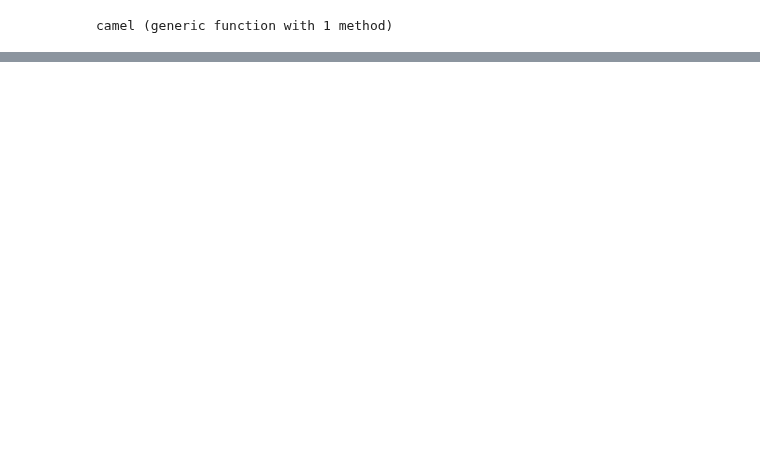
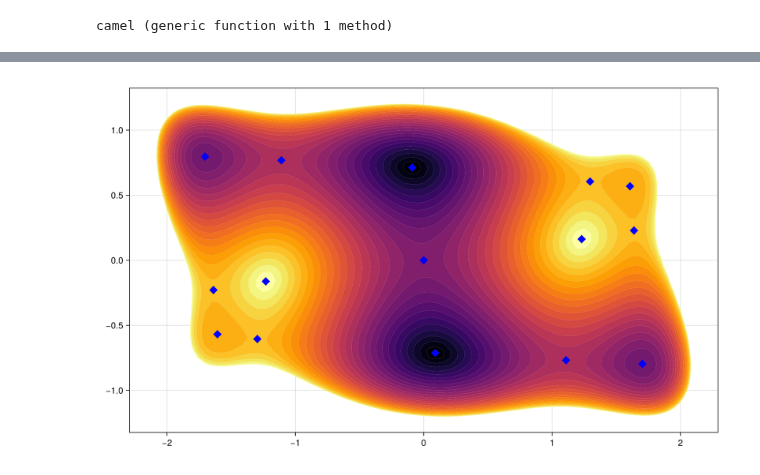
Before and after one commit to gescholt/Globtim.jl, a Jupyter notebook: Examples/Notebooks/Camel_2d.ipynb, the cells around one changed output, grey strips where cells are left out. Cells and saved outputs as stored; diff of their text form; code cells hidden in the pictures; blank space fills up the shorter version.

```diff
--- a/Examples/Notebooks/Camel_2d.ipynb
+++ b/Examples/Notebooks/Camel_2d.ipynb
@@ -170,0 +108,4 @@ GLMakie.closeall()
+# %%
+cairo_plot_polyapprox_levelset(pol_lege, TR, df_lege, df_min_lege, chebyshev_levels=true)
+# %% [output]
+[figure, added]
```
Also changed, not shown: parts of 9 cells of this notebook, 15 other files.
